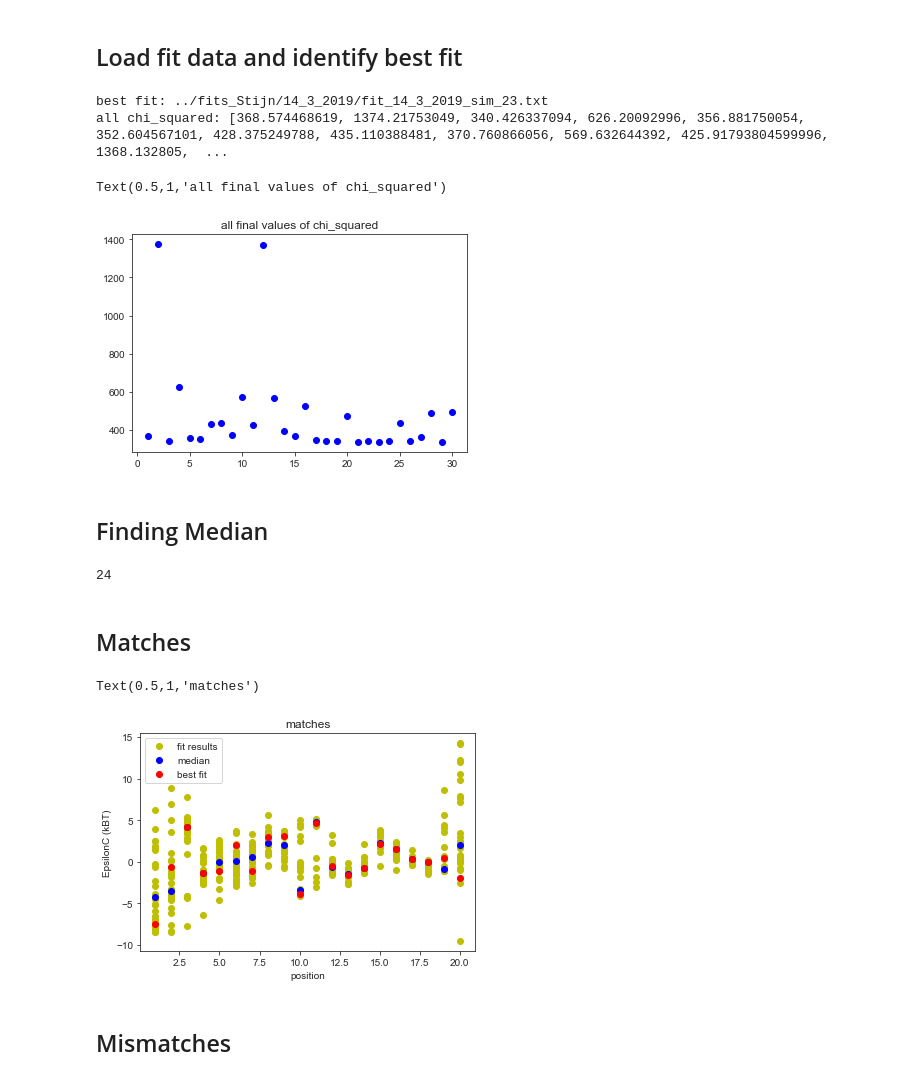
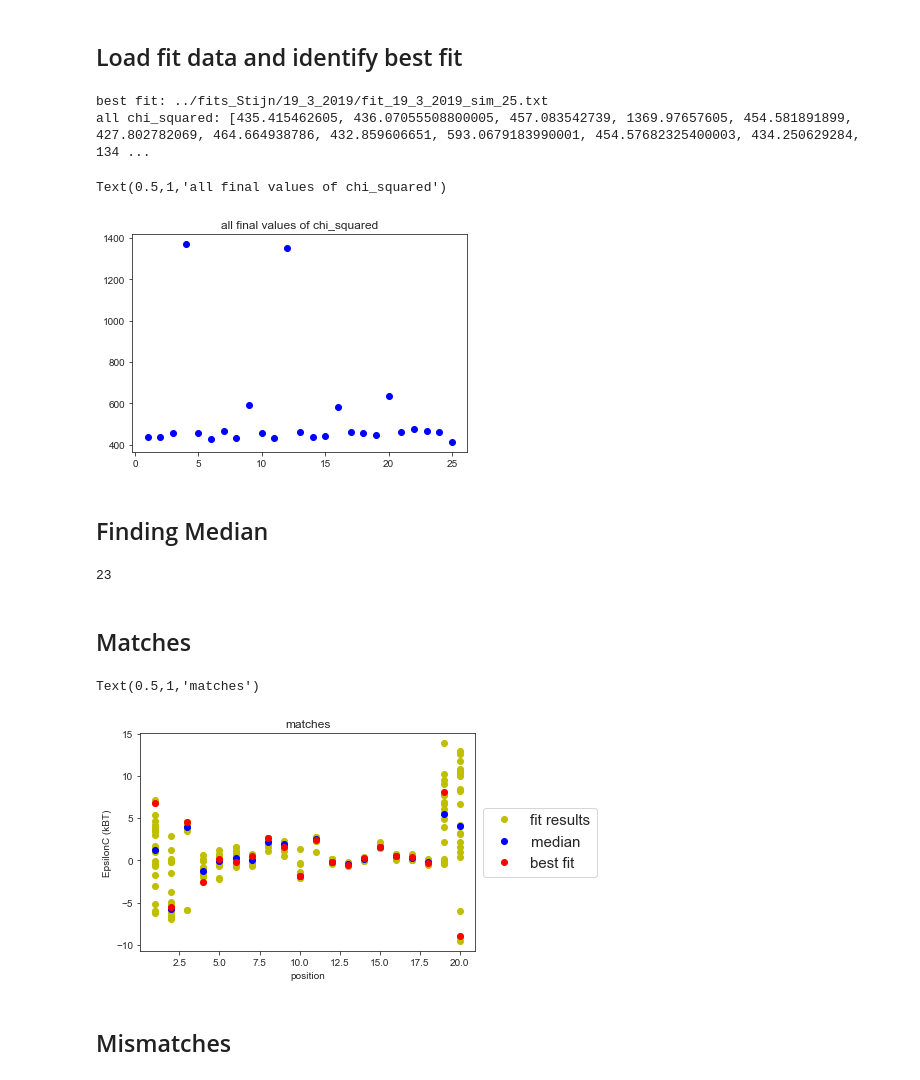
Before and after one commit to martin-depken/Energy-Landscape, a Jupyter notebook: predict_pclv_Stijn/free_energy_landscapes.ipynb, the cells around one changed output. Cells and saved outputs as stored; diff of their text form; code cells hidden in the pictures.

```diff
--- a/predict_pclv_Stijn/free_energy_landscapes.ipynb
+++ b/predict_pclv_Stijn/free_energy_landscapes.ipynb
@@ -20,35 +21,35 @@ final_par = []
 
 chi_squared = []
 
-file = '../fits_Stijn/14_3_2019/fit_14_3_2019_sim_'
+file = '../fits_Stijn/19_3_2019/fit_19_3_2019_sim_'
 parameters = np.loadtxt('example-params-2.txt')
 
 #---------- collect simulations ---------------
-for sim in range(1,31):
+for sim in range(1,26):
 #for sim in [1,3,4,7,9,10,11,12,13,17,19,20,24,25,27,29,30,35,37,39,40,43,44,45,50]: #useful for 28_2_2019 run4
 #for sim in [2,3,4,7,8,10,11,12,13,14,15,16,17,19,20]:
     sa = pd.read_csv(file +str(sim)+'.txt', delimiter='\t', index_col=False)
     filename = file +str(sim) +'.txt'
     chi_squared.append(sa.Potential.iloc[-1])
     simset.append(filename)
-    final_par_temp = sa.loc[len(sa)-1,'Parameter 1':'Parameter 42']
+    final_par_temp = sa.loc[len(sa)-1,'Parameter 1':'Parameter 41']
     final_par.append(final_par_temp.values)
 
 best_fit = simset[np.argmin(chi_squared)]
 print 'best fit: ' + best_fit
 print 'all chi_squared: ' + str(chi_squared)
 # %% [output]
-best fit: ../fits_Stijn/14_3_2019/fit_14_3_2019_sim_23.txt
-all chi_squared: [368.574468619, 1374.21753049, 340.426337094, 626.20092996, 356.881750054, 352.604567101, 428.375249788, 435.110388481, 370.760866056, 569.632644392, 425.91793804599996, 1368.132805,  ...
+best fit: ../fits_Stijn/19_3_2019/fit_19_3_2019_sim_25.txt
+all chi_squared: [435.415462605, 436.07055508800005, 457.083542739, 1369.97657605, 454.581891899, 427.802782069, 464.664938786, 432.859606651, 593.0679183990001, 454.57682325400003, 434.250629284, 134 ...
 # %%
 chi_squared = np.array(chi_squared)
-indices_low_chi = np.where(chi_squared<500)
+indices_low_chi = np.where(chi_squared<1000)
 final_par_low_chi = np.array(final_par)[indices_low_chi[0]]
 plt.plot(range(1,len(chi_squared)+1),chi_squared,'bo')
 plt.title('all final values of chi_squared')
 # %% [output]
 Text(0.5,1,'all final values of chi_squared')
-[figure, old version]
+[figure, new version]
 # %% [markdown]
 ## Finding Median
 # %%
@@ -61,24 +62,24 @@ for i in range(len(final_par_low_chi[0])):
 
 print len(final_par_low_chi)
 # %% [output]
-24
+23
 # %% [markdown]
 ## Matches
 # %%
 plt.figure()
 for i in range(len(final_par_low_chi)):
     plot1, = plt.plot(range(1,21),final_par_low_chi[i][0:20],'yo',label='fit results')
 
 plot2, = plt.plot(range(1,21),median[0:20],'bo',label='median')
 plot3, = plt.plot(range(1,21),final_par[np.argmin(chi_squared)][0:20],'ro',label='best fit')
 #plot4, = plt.plot(range(1,21),parameters[0:20],'ko',label='actual values')
-plt.legend(handles=[plot1,plot2,plot3])
+plt.legend(handles=[plot1,plot2,plot3],loc='center left', bbox_to_anchor=(1, 0.5),fontsize=15)
 plt.xlabel('position')
 plt.ylabel('EpsilonC (kBT)')
 plt.title('matches')
 # %% [output]
 Text(0.5,1,'matches')
-[figure, old version]
+[figure, new version]
 # %% [markdown]
 ## Mismatches
 # %%
```
Also changed, not shown: parts of 9 cells of this notebook, 3 other files.
